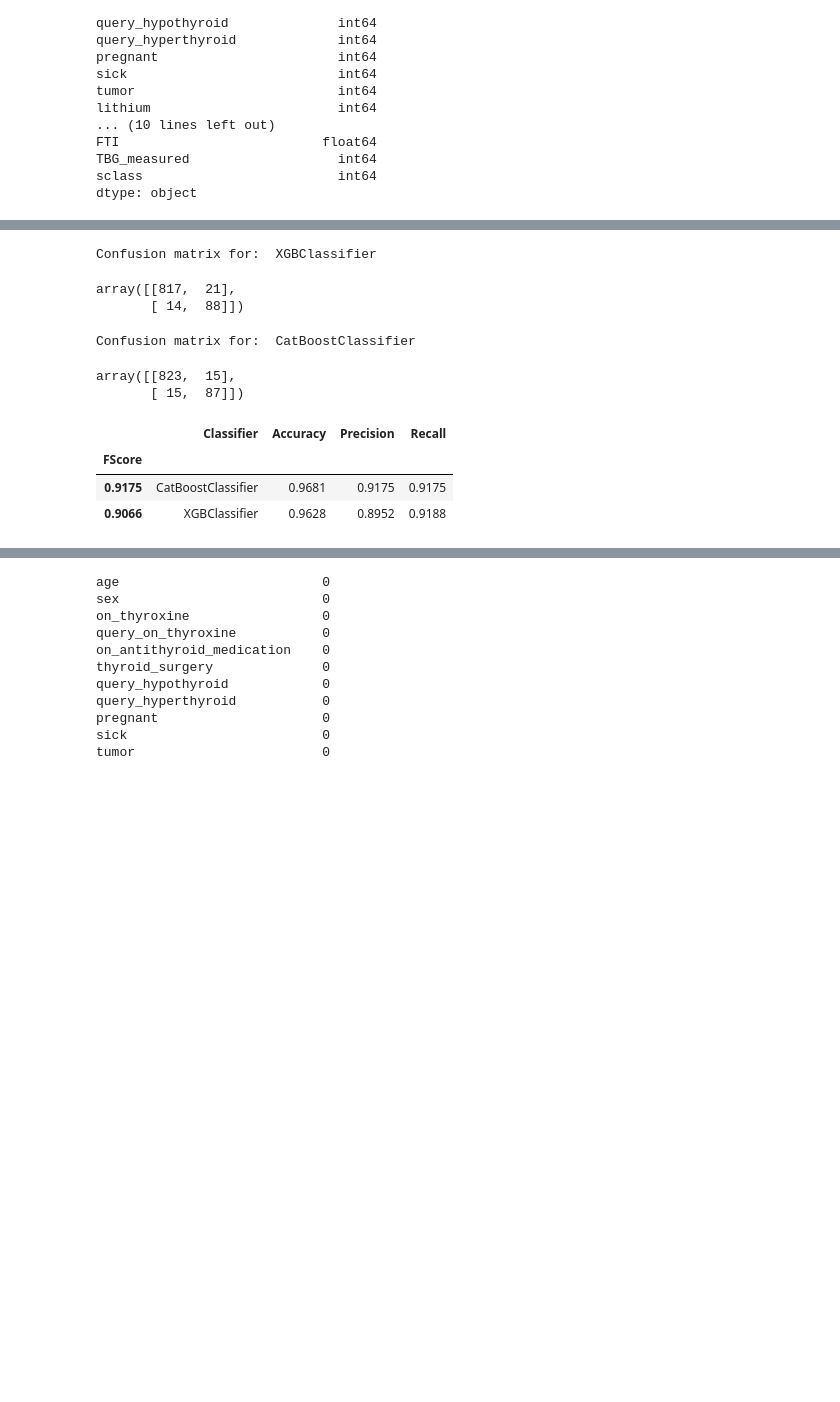
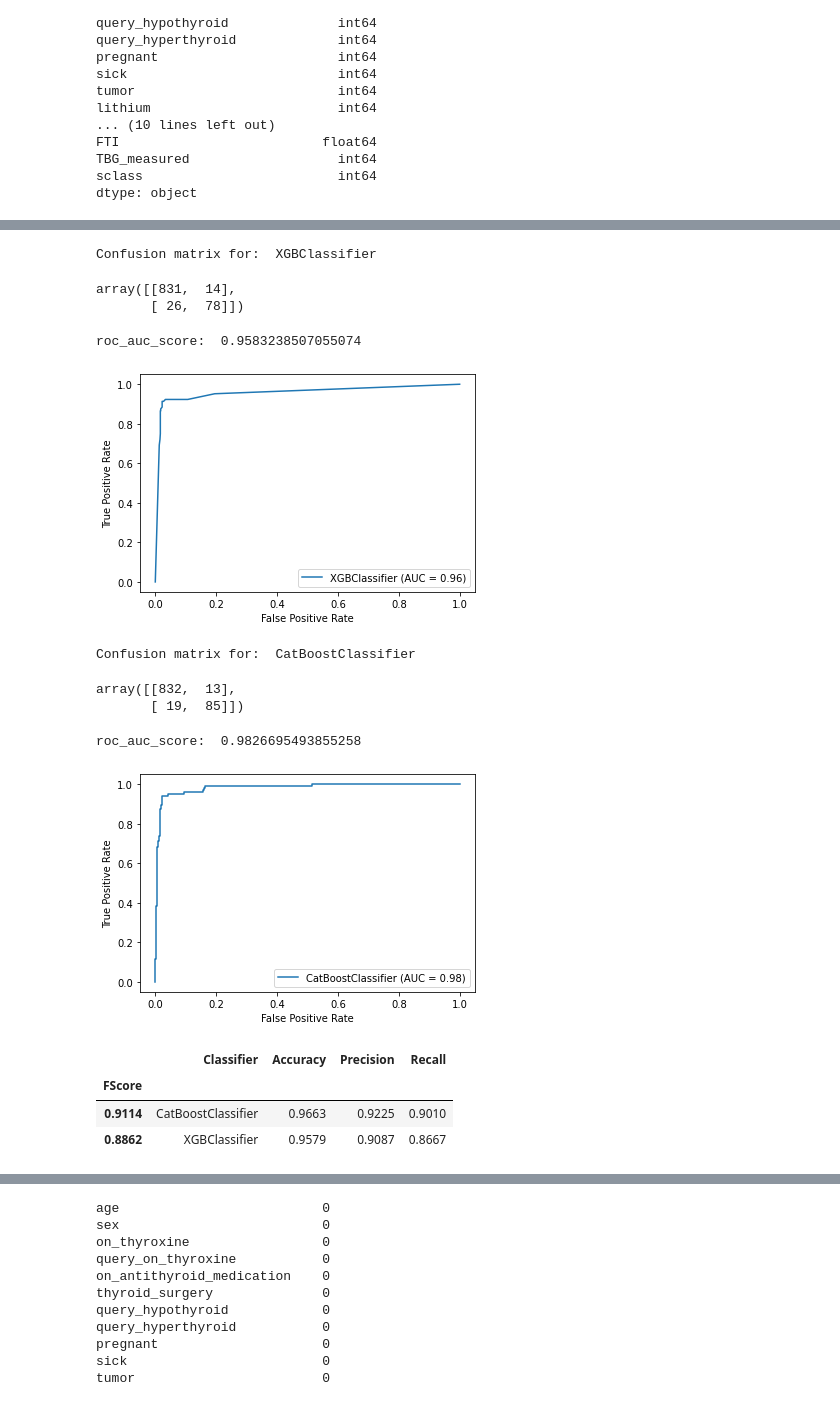
Before and after one commit to saimasharleen/thyroid-dataset, a Jupyter notebook: thyroid2.ipynb, the cells around one changed output, grey strips where cells are left out. Cells and saved outputs as stored; diff of their text form; code cells hidden in the pictures; blank space fills up the shorter version.

```diff
--- a/thyroid2.ipynb
+++ b/thyroid2.ipynb
@@ -214,7 +215,9 @@ sclass                          0
 dtype: int64
 # %%
 del data['TBG']
+# %%
+data['age'].fillna(value=data['age'].median(), inplace=True)
 # %%
-data.dropna(axis = 0, thresh = 20, inplace = True)
+data.fillna(data.mean(), inplace=True)
 data.isna().sum()
 # %% [output]
@@ -361,39 +390,56 @@ X_train, X_test, y_train, y_test = holdout(data)
 # %%
 classifiers = {
     "XGBClassifier" : XGBClassifier(learning_rate=0.01),
-    "CatBoostClassifier" : CatBoostClassifier(max_depth=4,verbose=0),
+    "CatBoostClassifier" : CatBoostClassifier(max_depth=4,verbose=0)
 }
 # %%
+import matplotlib.pyplot as plt
+from sklearn import datasets, metrics, model_selection
+from sklearn.metrics import roc_auc_score
 def classification(classifiers, X_train, X_test, y_train, y_test):
   res = pd.DataFrame(columns=["Classifier",
                                 "Accuracy",
                                 "Precision",
                                 "Recall",
                                 "FScore"])
   for name, clf in classifiers.items():
             clf.fit(X_train, y_train)
             y_pred = clf.predict(X_test)
             pr, rc, fs, sup = metrics.precision_recall_fscore_support(y_test, y_pred, average='macro')
             res = res.append({"Classifier": name,"Accuracy": round(metrics.accuracy_score(y_test, y_pred), 4),
                               "Precision": round(pr, 4), "Recall":round(rc, 4), "FScore":round(fs, 4)}, ignore_index=True)
             print("Confusion matrix for: ", name)
             display(confusion_matrix(y_test, y_pred))
+            #X_train, X_test, y_train, y_test = holdout(data)
+            #lf = CatBoostClassifier(max_depth=4,verbose=0)
+            #clf.fit(X_train1, y_train1)
+            # Getting predicted probabilities
+            y_score1 = clf.predict_proba(X_test)[:,1]
+            y_score2 = clf.predict_proba(X_test)[:,1]
+            print('roc_auc_score: ', roc_auc_score(y_test, y_score1))
+            #SVC(random_state=0)
+            metrics.plot_roc_curve(clf, X_test, y_test)
+            plt.show()
   res.set_index("FScore", inplace=True)
   res.sort_values(by="FScore", ascending=False, inplace=True)
   return res
 
 display(classification(classifiers, X_train, X_test, y_train, y_test))
 # %% [output]
 Confusion matrix for:  XGBClassifier
-array([[817,  21],
-       [ 14,  88]])
+array([[831,  14],
+       [ 26,  78]])
-Confusion matrix for:  CatBoostClassifier
+roc_auc_score:  0.9583238507055074
+[figure, added]
-array([[823,  15],
-       [ 15,  87]])
+Confusion matrix for:  CatBoostClassifier
+array([[832,  13],
+       [ 19,  85]])
+roc_auc_score:  0.9826695493855258
+[figure, added]
 |  | Classifier | Accuracy | Precision | Recall |
 | FScore |  |  |  |  |
-| 0.9175 | CatBoostClassifier | 0.9681 | 0.9175 | 0.9175 |
-| 0.9066 | XGBClassifier | 0.9628 | 0.8952 | 0.9188 |
+| 0.9114 | CatBoostClassifier | 0.9663 | 0.9225 | 0.9010 |
+| 0.8862 | XGBClassifier | 0.9579 | 0.9087 | 0.8667 |
 # %%
 display(data.shape)
 data.sclass.value_counts()
```
Also changed, not shown: parts of 16 cells of this notebook.
